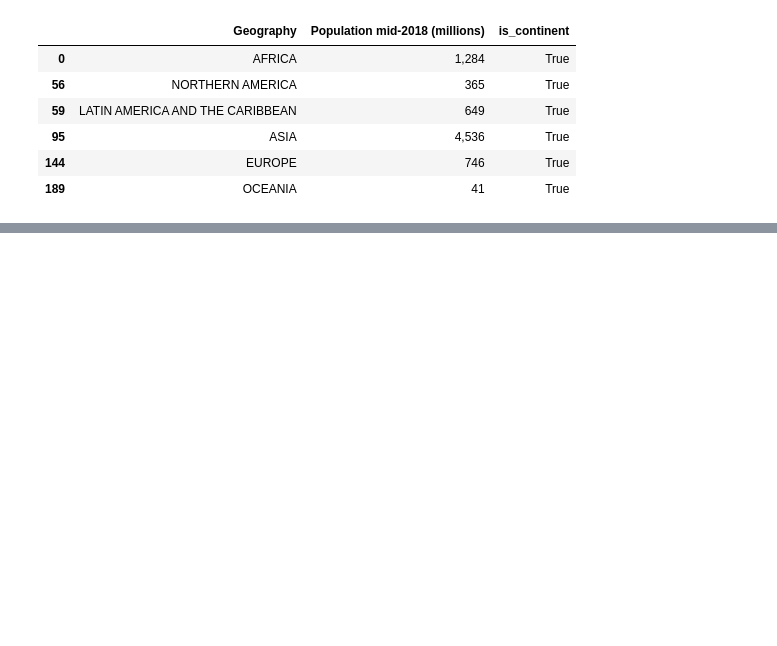
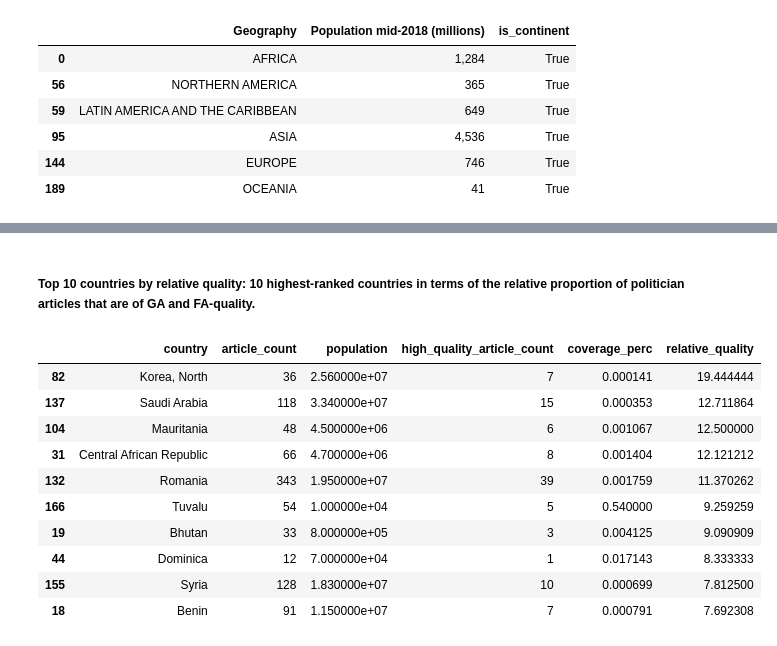
Before and after one commit to bhuvi3/DATA512-A2, a Jupyter notebook: hcds-a2-bias.ipynb, the cells around one changed output, grey strips where cells are left out. Drawn from its saved outputs; the diff is of its cells as text; code cells hidden in the pictures; blank space fills up the shorter version.

```diff
--- a/hcds-a2-bias.ipynb
+++ b/hcds-a2-bias.ipynb
@@ -57,0 +310,16 @@ TODO
+# %% [markdown]
+##### Top 10 countries by relative quality: 10 highest-ranked countries in terms of the relative proportion of politician articles that are of GA and FA-quality.
+# %%
+analysis_df.sort_values("relative_quality", ascending=False).head(10)
+# %% [output]
+|  | country | article_count | population | high_quality_article_count | coverage_perc | relative_quality |
+| 82 | Korea, North | 36 | 2.560000e+07 | 7 | 0.000141 | 19.444444 |
+| 137 | Saudi Arabia | 118 | 3.340000e+07 | 15 | 0.000353 | 12.711864 |
+| 104 | Mauritania | 48 | 4.500000e+06 | 6 | 0.001067 | 12.500000 |
+| 31 | Central African Republic | 66 | 4.700000e+06 | 8 | 0.001404 | 12.121212 |
+| 132 | Romania | 343 | 1.950000e+07 | 39 | 0.001759 | 11.370262 |
+| 166 | Tuvalu | 54 | 1.000000e+04 | 5 | 0.540000 | 9.259259 |
+| 19 | Bhutan | 33 | 8.000000e+05 | 3 | 0.004125 | 9.090909 |
+| 44 | Dominica | 12 | 7.000000e+04 | 1 | 0.017143 | 8.333333 |
+| 155 | Syria | 128 | 1.830000e+07 | 10 | 0.000699 | 7.812500 |
+| 18 | Benin | 91 | 1.150000e+07 | 7 | 0.000791 | 7.692308 |
```
Also changed, not shown: parts of 38 cells of this notebook, 2 other files.
